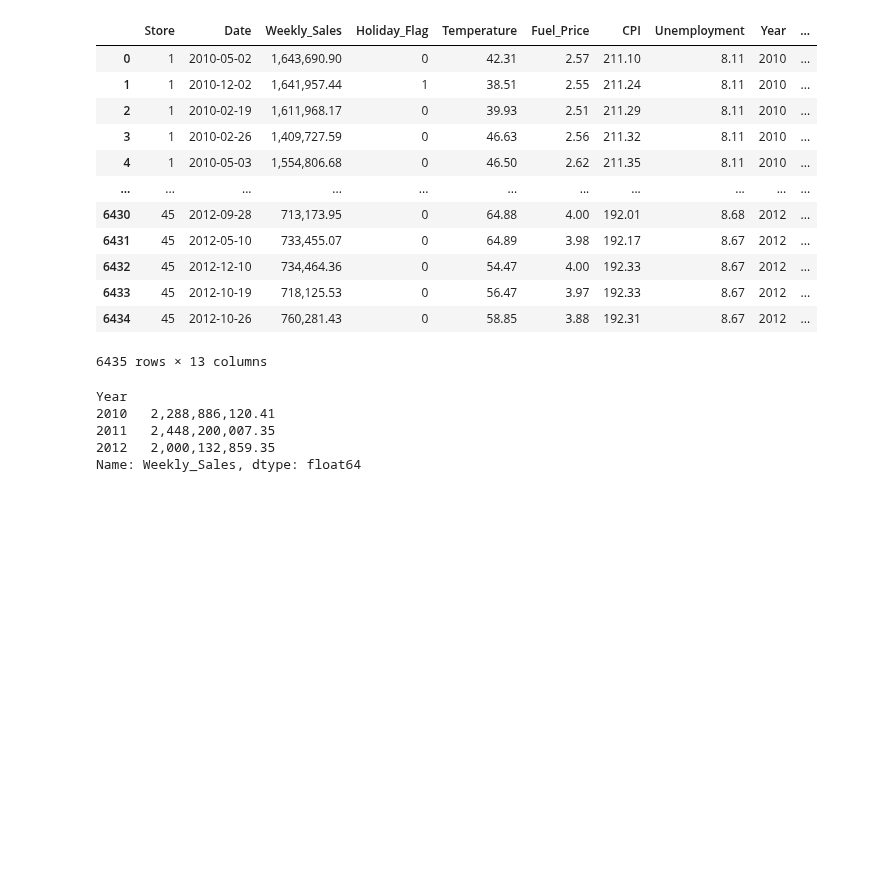
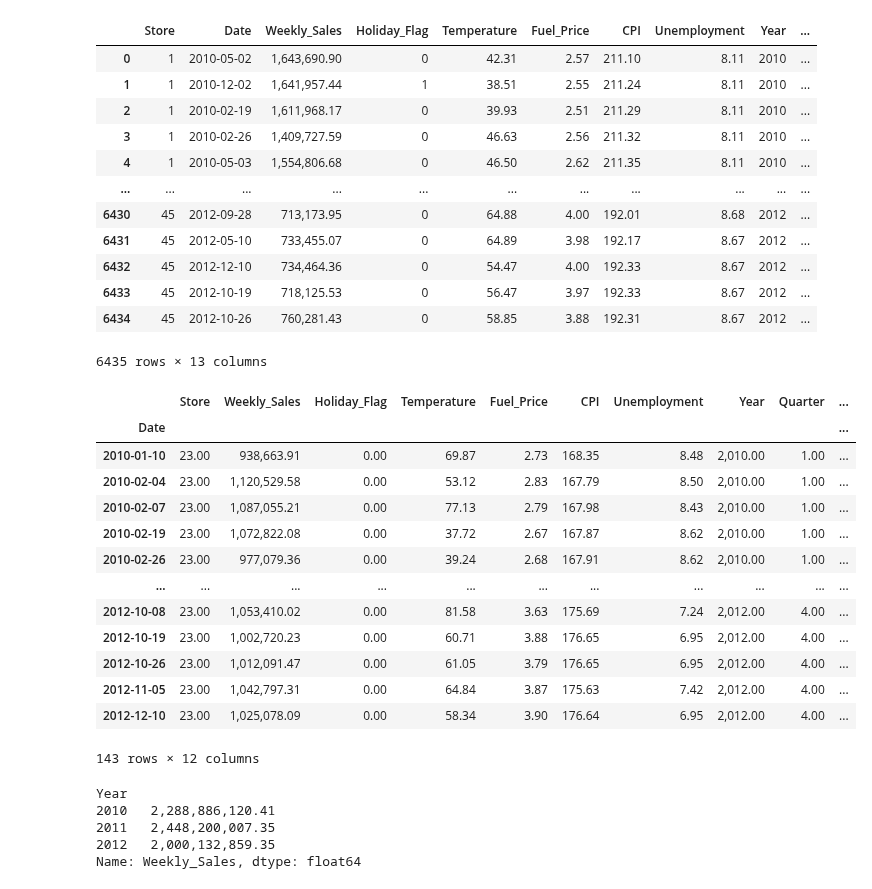
Before and after one commit to Psyclophe/Data-Scientist, a Jupyter notebook: Wal_mart_analysis_forecasting.ipynb, the cells around one changed output. Saved outputs shown, nothing was run; the diff lists cells and outputs as text; code cells hidden in the pictures; blank space fills up the shorter version.

```diff
--- a/Wal_mart_analysis_forecasting.ipynb
+++ b/Wal_mart_analysis_forecasting.ipynb
@@ -270,6 +270,23 @@ df
 
 
 df_Quarter=df["Date"].dt.quarter
+# %%
+df.groupby('Date').mean()
+# %% [output]
+|  | Store | Weekly_Sales | Holiday_Flag | Temperature | Fuel_Price | CPI | Unemployment | Year | Quarter | ... |
+| Date |  |  |  |  |  |  |  |  |  | ... |
+| 2010-01-10 | 23.00 | 938,663.91 | 0.00 | 69.87 | 2.73 | 168.35 | 8.48 | 2,010.00 | 1.00 | ... |
+| 2010-02-04 | 23.00 | 1,120,529.58 | 0.00 | 53.12 | 2.83 | 167.79 | 8.50 | 2,010.00 | 1.00 | ... |
+| 2010-02-07 | 23.00 | 1,087,055.21 | 0.00 | 77.13 | 2.79 | 167.98 | 8.43 | 2,010.00 | 1.00 | ... |
+| 2010-02-19 | 23.00 | 1,072,822.08 | 0.00 | 37.72 | 2.67 | 167.87 | 8.62 | 2,010.00 | 1.00 | ... |
+| 2010-02-26 | 23.00 | 977,079.36 | 0.00 | 39.24 | 2.68 | 167.91 | 8.62 | 2,010.00 | 1.00 | ... |
+| ... | ... | ... | ... | ... | ... | ... | ... | ... | ... | ... |
+| 2012-10-08 | 23.00 | 1,053,410.02 | 0.00 | 81.58 | 3.63 | 175.69 | 7.24 | 2,012.00 | 4.00 | ... |
+| 2012-10-19 | 23.00 | 1,002,720.23 | 0.00 | 60.71 | 3.88 | 176.65 | 6.95 | 2,012.00 | 4.00 | ... |
+| 2012-10-26 | 23.00 | 1,012,091.47 | 0.00 | 61.05 | 3.79 | 176.65 | 6.95 | 2,012.00 | 4.00 | ... |
+| 2012-11-05 | 23.00 | 1,042,797.31 | 0.00 | 64.84 | 3.87 | 175.63 | 7.42 | 2,012.00 | 4.00 | ... |
+| 2012-12-10 | 23.00 | 1,025,078.09 | 0.00 | 58.34 | 3.90 | 176.64 | 6.95 | 2,012.00 | 4.00 | ... |
+143 rows × 12 columns
 # %%
 #con este script se pide a Python sumar el total de ventas por Quarter
 Sales_Year=df.groupby('Year')['Weekly_Sales'].sum()
```
